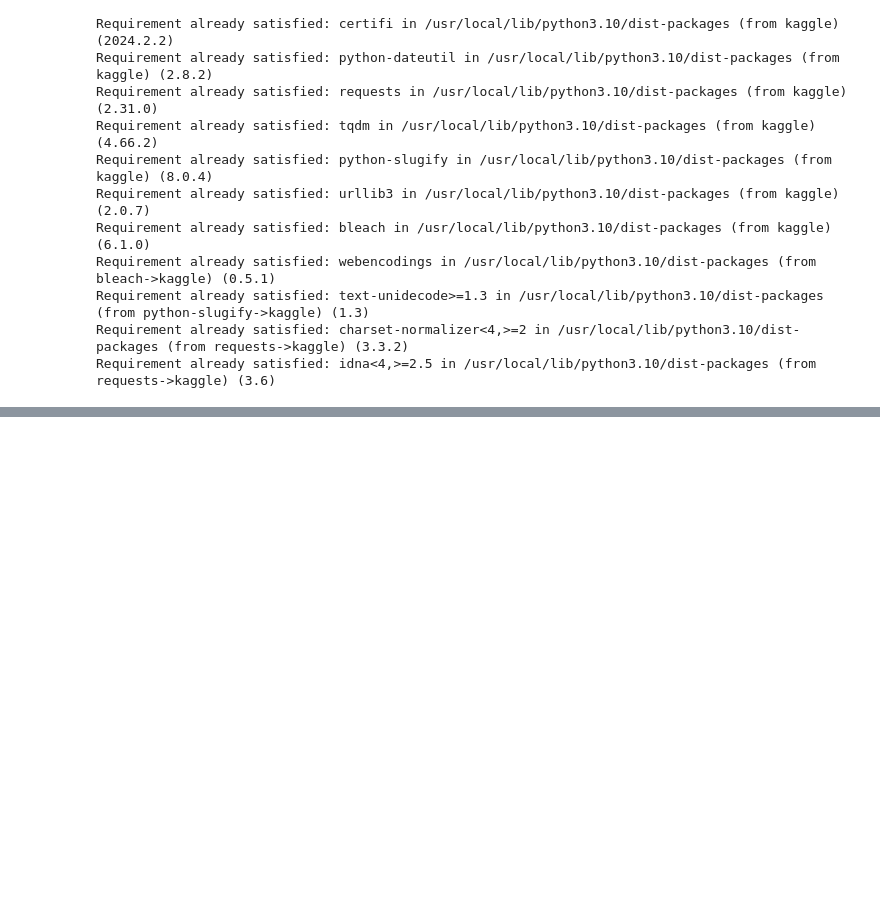
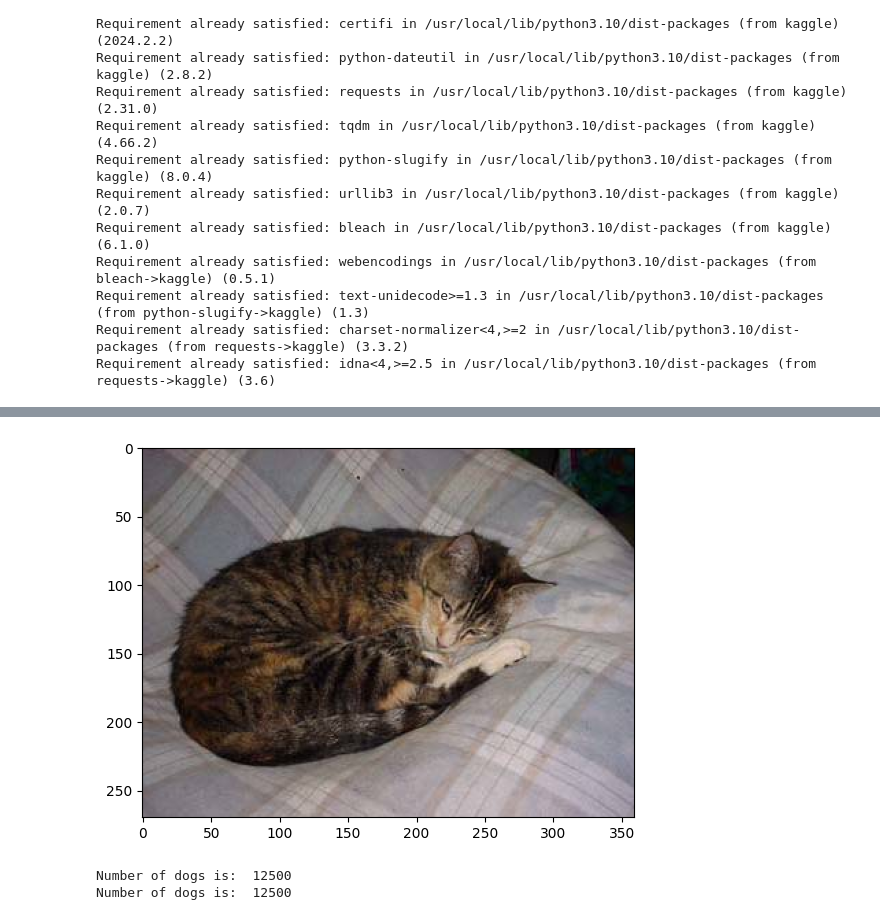
Before and after one commit to Dei-gratia/Machine-Learning-Projects, a Jupyter notebook: ML course with Python/Dog_Cat__Classification_With_Tranfer_Learning.ipynb, the cells around one changed output, grey strips where cells are left out. Cells and saved outputs as stored; diff of their text form; code cells hidden in the pictures; blank space fills up the shorter version.

```diff
--- a/ML course with Python/Dog_Cat__Classification_With_Tranfer_Learning.ipynb
+++ b/ML course with Python/Dog_Cat__Classification_With_Tranfer_Learning.ipynb
@@ -29,0 +83,22 @@ Requirement already satisfied: idna<4,>=2.5 in /usr/local/lib/python3.10/dist-pa
+# %%
+#display cat image
+img = npimg.imread("/content/train/cat.12164.jpg")
+plt.imshow(img)
+plt.show()
+# %% [output]
+[figure, added]
+# %%
+#number of dogs and number of cats
+dogs = 0
+cats = 0
+for img_file in file_names:
+  name = img_file[0:3]
+  if name == "dog":
+    dogs += 1
+  else:
+    cats += 1
+print("Number of dogs is: ", dogs)
+print("Number of dogs is: ", dogs)
+# %% [output]
+Number of dogs is:  12500
+Number of dogs is:  12500
```
Also changed, not shown: parts of 11 cells of this notebook.
